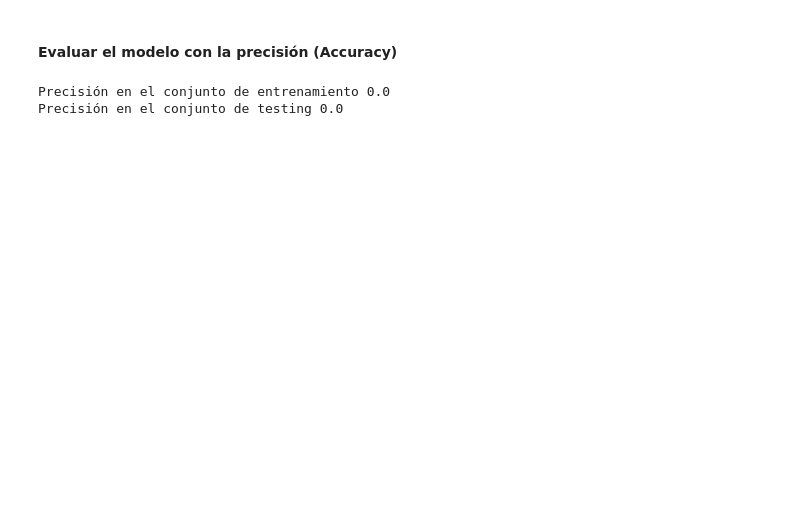
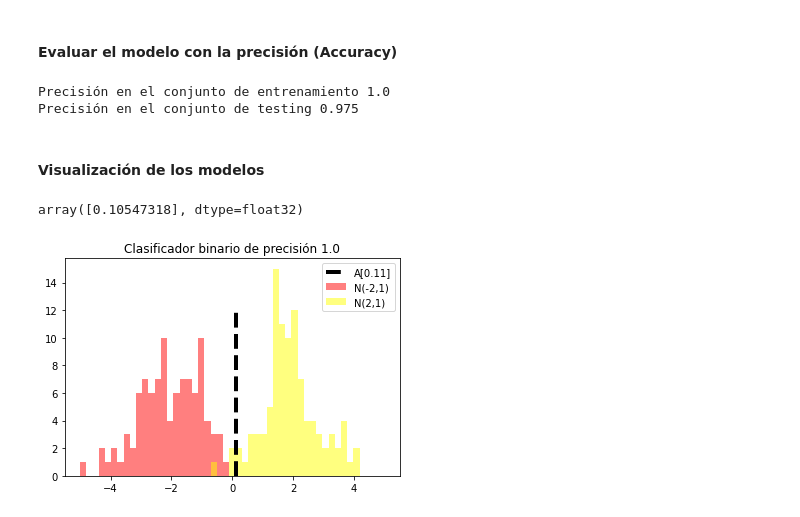
Before and after one commit to langheran/MLScripts, a Jupyter notebook: Python/learning/Deep Learning con Tensorflow - Juan Gomila.ipynb, the cells around one changed output. Saved outputs shown, nothing was run; the diff lists cells and outputs as text; code cells hidden in the pictures; blank space fills up the shorter version.

```diff
--- a/Python/learning/Deep Learning con Tensorflow - Juan Gomila.ipynb
+++ b/Python/learning/Deep Learning con Tensorflow - Juan Gomila.ipynb
@@ -795,8 +795,9 @@ ops.reset_default_graph()
 session = tf.Session()
 # %%
 batch_size = 25
-x_vals = np.concatenate((np.random.normal(-2.,1.,100), np.random.normal(2.,1.,100)))
+x_vals = np.concatenate((np.random.normal(-2,1,100), np.random.normal(2,1,100)))
 y_vals = np.concatenate((np.repeat(0.0,100), np.repeat(1.0,100)))
+
 x_data = tf.placeholder(shape=[1,None], dtype=tf.float32)
 y_target = tf.placeholder(shape=[1,None], dtype=tf.float32)
 # %%
@@ -805,8 +806,8 @@ test_idx = np.array(list(set(range(len(x_vals)))-set(train_idx)))
 # %%
 x_vals_train = x_vals[train_idx]
 x_vals_test = x_vals[test_idx]
-y_vals_train = x_vals[train_idx]
-y_vals_test = x_vals[test_idx]
+y_vals_train = y_vals[train_idx]
+y_vals_test = y_vals[test_idx]
 A = tf.Variable(tf.random_normal(mean=10, shape=[1]))
 # %%
 my_pred = tf.add(x_data, A)
@@ -817,7 +821,7 @@ xent = tf.reduce_mean(tf.nn.sigmoid_cross_entropy_with_logits(logits = my_pred,
 my_op = tf.train.GradientDescentOptimizer(learning_rate=0.05)
 train_step = my_op.minimize(xent)
 # %%
-for i in range(2000):
+for i in range(3000):
     rand_idx = np.random.choice(len(x_vals_train), size=batch_size)
     rand_x = [x_vals_train[rand_idx]]
     rand_y = [y_vals_train[rand_idx]]
@@ -858,5 +859,22 @@ acc_test = session.run(accuracy, feed_dict={x_data:[x_vals_test], y_target:[y_va
 print("Precisión en el conjunto de entrenamiento " + str(acc_train))
 print("Precisión en el conjunto de testing " + str(acc_test))
 # %% [output]
-Precisión en el conjunto de entrenamiento 0.0
-Precisión en el conjunto de testing 0.0
+Precisión en el conjunto de entrenamiento 1.0
+Precisión en el conjunto de testing 0.975
+# %% [markdown]
+#### Visualización de los modelos
+# %%
+A_result = session.run(A)
+A_result
+# %% [output]
+array([0.10547318], dtype=float32)
+# %%
+bins = np.linspace(-5,5,50)
+plt.hist(x_vals[0:100], bins, alpha = 0.5, label = "N(-2,1)", color="red")
+plt.hist(x_vals[100:200], bins, alpha = 0.5, label = "N(2,1)", color="yellow")
+plt.plot((A_result, A_result),(0,12), "k--", linewidth=4, label="A"+str(np.round(A_result,2)))
+plt.legend(loc="upper right")
+plt.title("Clasificador binario de precisión "+ str(np.round(acc_train,2)))
+plt.show()
+# %% [output]
+[figure, added]
```
Also changed, not shown: parts of 2 cells of this notebook.
